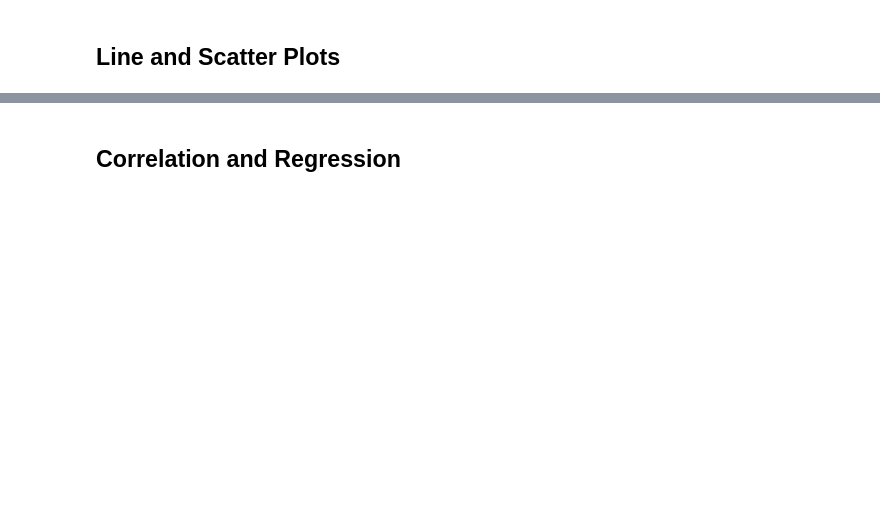
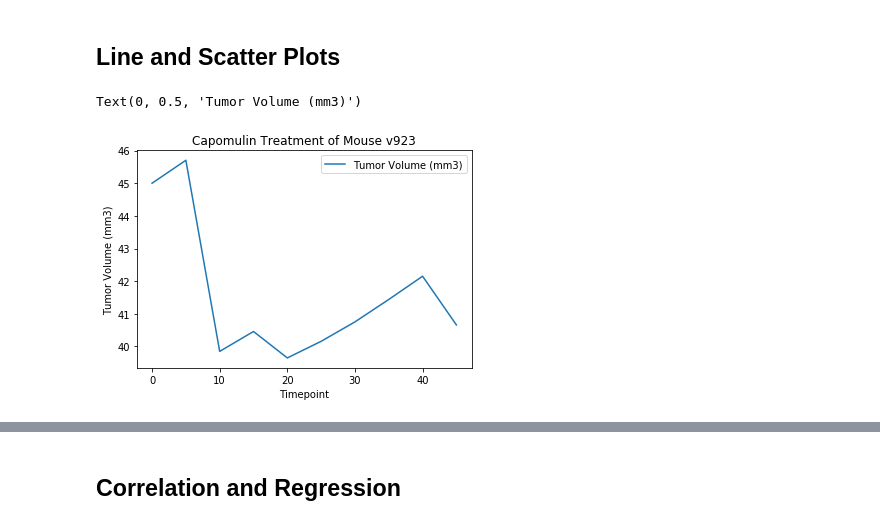
Before and after one commit to asamuelcole/matplotlib_challenge, a Jupyter notebook: pymaceuticals_starter.ipynb, the cells around one changed output, grey strips where cells are left out. Cells and saved outputs as stored; diff of their text form; code cells hidden in the pictures; blank space fills up the shorter version.

```diff
--- a/pymaceuticals_starter.ipynb
+++ b/pymaceuticals_starter.ipynb
@@ -241,0 +236,16 @@ plt.show()
+# %%
+# Generate a line plot of time point versus tumor volume for a mouse treated with Capomulin
+comparison = mouse_clean_df[mouse_clean_df["Mouse ID"].isin(["v923"])]
+
+capomulin_data = comparison[["Mouse ID", "Timepoint", "Tumor Volume (mm3)"]]
+
+line_plot = capomulin_data.reset_index()
+
+line_plot_df = line_plot[["Mouse ID", "Timepoint", "Tumor Volume (mm3)"]]
+
+capomulin_plot = line_plot_df.plot('Timepoint', 'Tumor Volume (mm3)', kind='line', title='Capomulin Treatment of Mouse v923')
+
+plt.ylabel('Tumor Volume (mm3)')
+# %% [output]
+Text(0, 0.5, 'Tumor Volume (mm3)')
+[figure, added]
```
Also changed, not shown: parts of 8 cells of this notebook.
